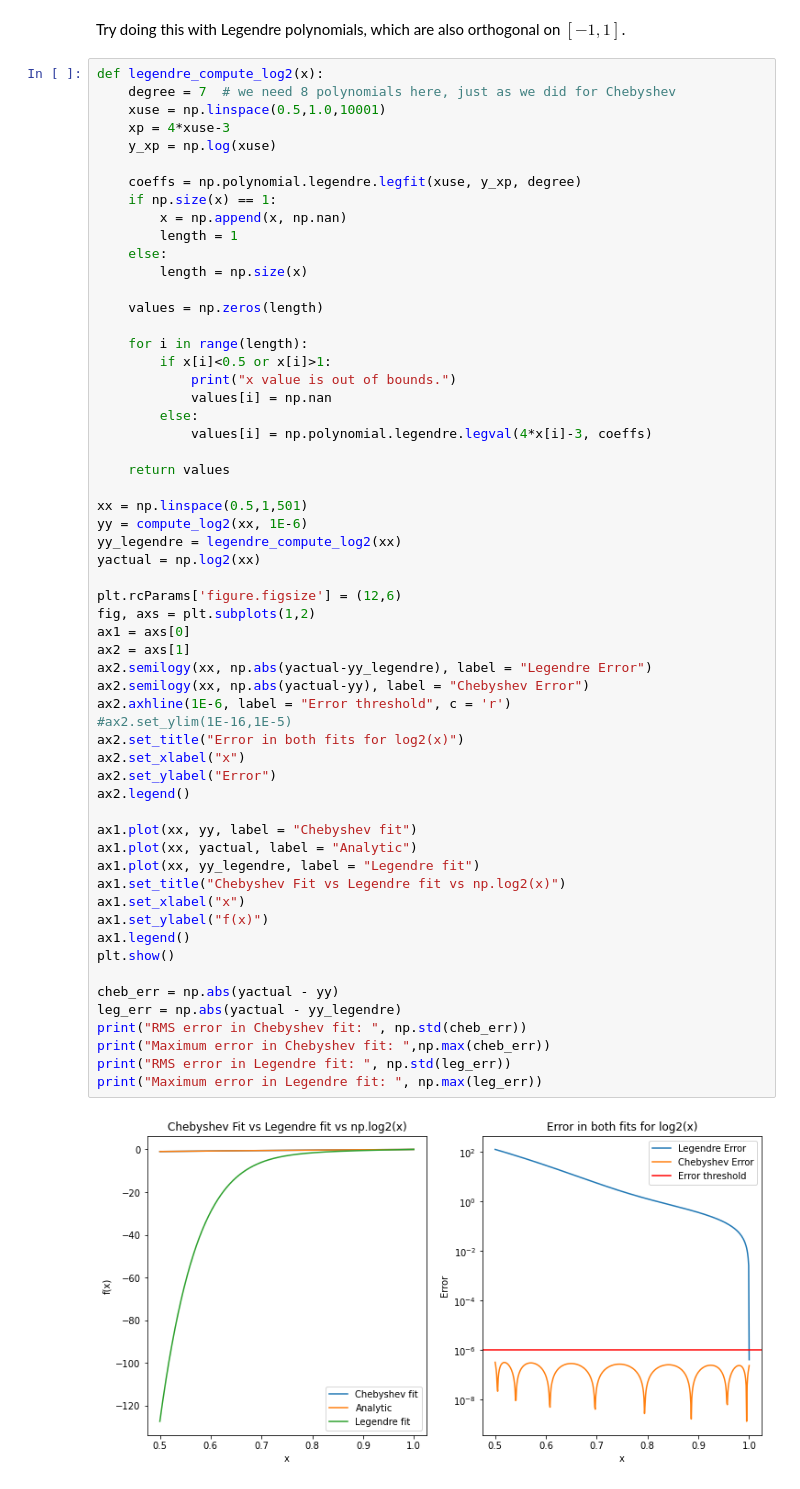
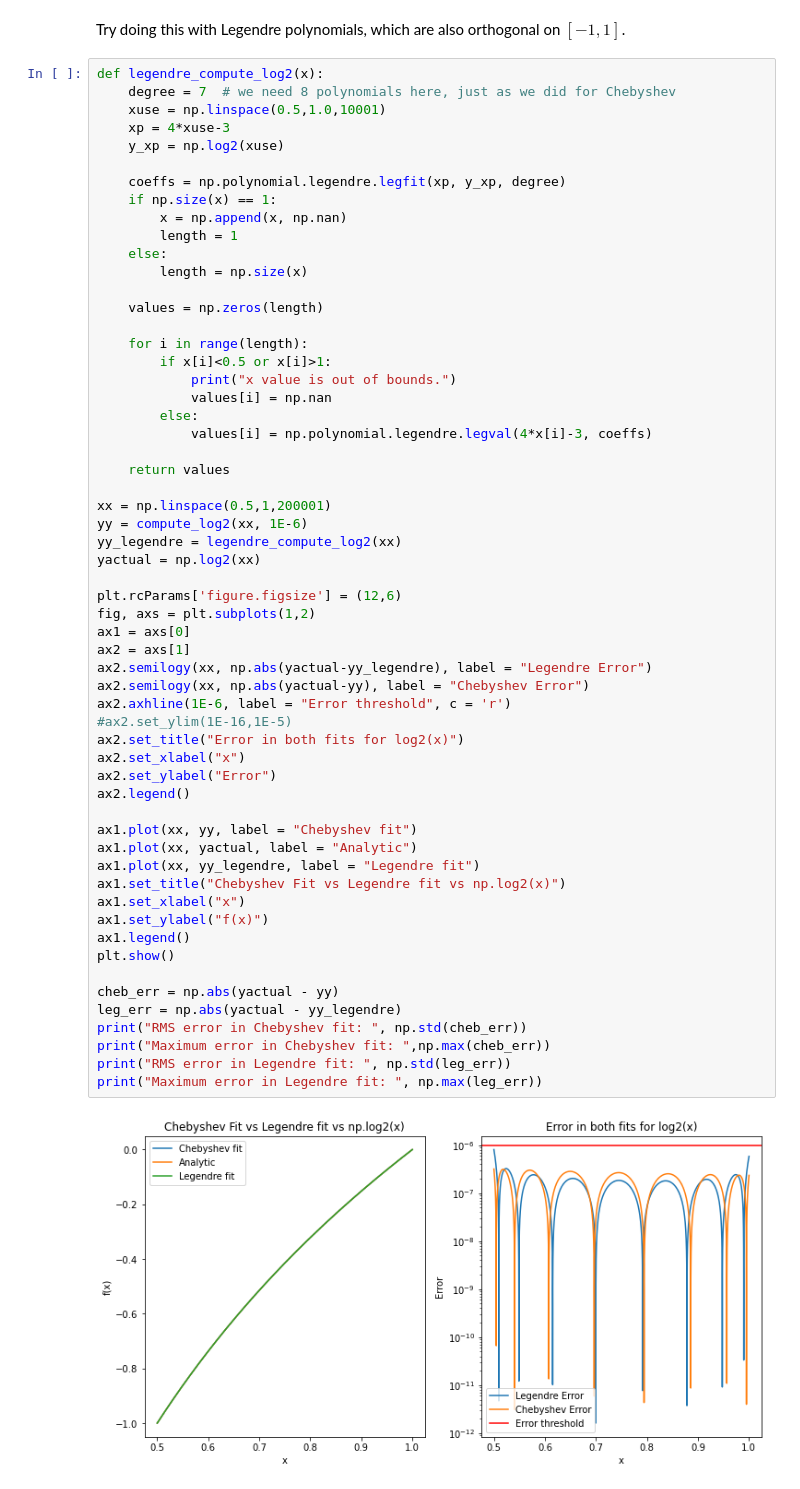
Before and after one commit to nittalas/phys512, a Jupyter notebook: Assignment 2/PHYS512 - Assignment 2.ipynb, the cells around one changed output. Cells and saved outputs as stored; diff of their text form.

Commit message:
Added Legendre natural log

```diff
--- a/Assignment 2/PHYS512 - Assignment 2.ipynb
+++ b/Assignment 2/PHYS512 - Assignment 2.ipynb
@@ -486,9 +485,9 @@ def legendre_compute_log2(x):
     degree = 7  # we need 8 polynomials here, just as we did for Chebyshev
     xuse = np.linspace(0.5,1.0,10001)
     xp = 4*xuse-3
-    y_xp = np.log(xuse)
+    y_xp = np.log2(xuse)
 
-    coeffs = np.polynomial.legendre.legfit(xuse, y_xp, degree)
+    coeffs = np.polynomial.legendre.legfit(xp, y_xp, degree)
     if np.size(x) == 1:
         x = np.append(x, np.nan)
         length = 1
@@ -506,38 +505,38 @@ def legendre_compute_log2(x):
 
     return values
 
-xx = np.linspace(0.5,1,501)
+xx = np.linspace(0.5,1,200001)
 yy = compute_log2(xx, 1E-6)
 yy_legendre = legendre_compute_log2(xx)
 yactual = np.log2(xx)
 
 plt.rcParams['figure.figsize'] = (12,6)
 fig, axs = plt.subplots(1,2)
 ax1 = axs[0]
 ax2 = axs[1]
 ax2.semilogy(xx, np.abs(yactual-yy_legendre), label = "Legendre Error")
 ax2.semilogy(xx, np.abs(yactual-yy), label = "Chebyshev Error")
 ax2.axhline(1E-6, label = "Error threshold", c = 'r')
 #ax2.set_ylim(1E-16,1E-5)
 ax2.set_title("Error in both fits for log2(x)")
 ax2.set_xlabel("x")
 ax2.set_ylabel("Error")
 ax2.legend()
 
 ax1.plot(xx, yy, label = "Chebyshev fit")
 ax1.plot(xx, yactual, label = "Analytic")
 ax1.plot(xx, yy_legendre, label = "Legendre fit")
 ax1.set_title("Chebyshev Fit vs Legendre fit vs np.log2(x)")
 ax1.set_xlabel("x")
 ax1.set_ylabel("f(x)")
 ax1.legend()
 plt.show()
 
 cheb_err = np.abs(yactual - yy)
 leg_err = np.abs(yactual - yy_legendre)
 print("RMS error in Chebyshev fit: ", np.std(cheb_err))
 print("Maximum error in Chebyshev fit: ",np.max(cheb_err))
 print("RMS error in Legendre fit: ", np.std(leg_err))
 print("Maximum error in Legendre fit: ", np.max(leg_err))
 # %% [output]
-[figure, old version]
+[figure, new version]
```
Also changed, not shown: parts of 9 cells of this notebook.
